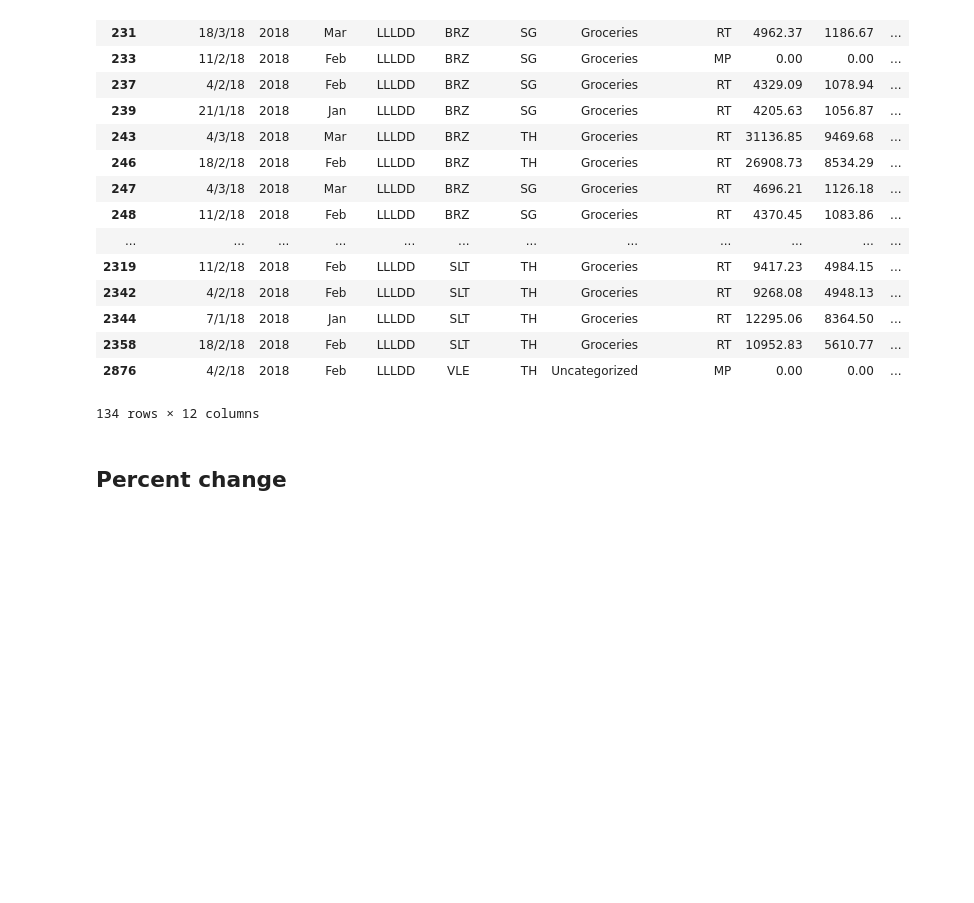
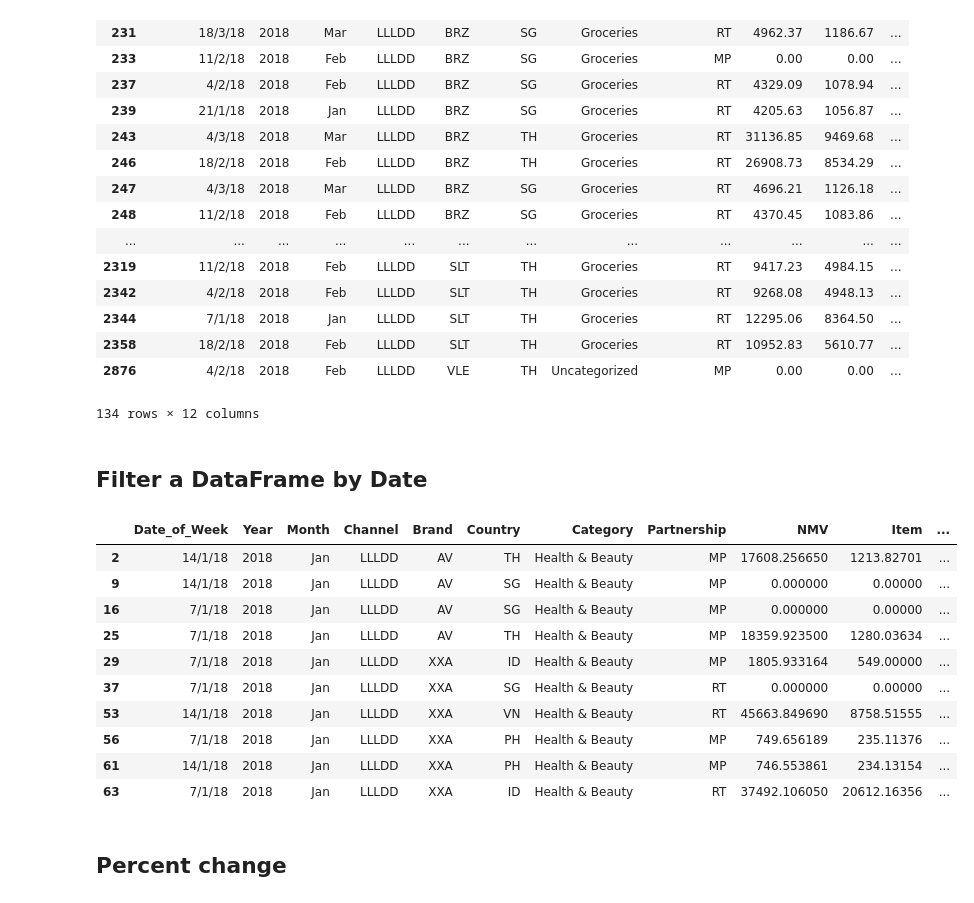
Before and after one commit to khzt2004/Python, a Jupyter notebook: Pandas_Notebook_Reference.ipynb, the cells around one changed output. Saved outputs shown, nothing was run; the diff lists cells and outputs as text; code cells hidden in the pictures; blank space fills up the shorter version.

```diff
--- a/Pandas_Notebook_Reference.ipynb
+++ b/Pandas_Notebook_Reference.ipynb
@@ -399,6 +399,26 @@ filter_df.query("Country.str.contains('SG|TH') and Year == 2018 and Category !=
 | 2358 | 18/2/18 | 2018 | Feb | LLLDD | SLT | TH | Groceries | RT | 10952.83 | 5610.77 | ... |
 | 2876 | 4/2/18 | 2018 | Feb | LLLDD | VLE | TH | Uncategorized | MP | 0.00 | 0.00 | ... |
 134 rows × 12 columns
+# %% [markdown]
+## Filter a DataFrame by Date
+# %%
+filter_df['Date_of_Week_yyyymmdd'] = pd.to_datetime(filter_df['Date_of_Week'].astype(str), format='%d/%m/%y')
+
+date_filtered_df = filter_df[filter_df['Date_of_Week_yyyymmdd'].between("2018-01-14", "2018-01-14") |
+                            filter_df['Date_of_Week_yyyymmdd'].between("2018-01-07", "2018-01-07")]
+date_filtered_df.head(10)
+# %% [output]
+|  | Date_of_Week | Year | Month | Channel | Brand | Country | Category | Partnership | NMV | Item | ... |
+| 2 | 14/1/18 | 2018 | Jan | LLLDD | AV | TH | Health & Beauty | MP | 17608.256650 | 1213.82701 | ... |
+| 9 | 14/1/18 | 2018 | Jan | LLLDD | AV | SG | Health & Beauty | MP | 0.000000 | 0.00000 | ... |
+| 16 | 7/1/18 | 2018 | Jan | LLLDD | AV | SG | Health & Beauty | MP | 0.000000 | 0.00000 | ... |
+| 25 | 7/1/18 | 2018 | Jan | LLLDD | AV | TH | Health & Beauty | MP | 18359.923500 | 1280.03634 | ... |
+| 29 | 7/1/18 | 2018 | Jan | LLLDD | XXA | ID | Health & Beauty | MP | 1805.933164 | 549.00000 | ... |
+| 37 | 7/1/18 | 2018 | Jan | LLLDD | XXA | SG | Health & Beauty | RT | 0.000000 | 0.00000 | ... |
+| 53 | 14/1/18 | 2018 | Jan | LLLDD | XXA | VN | Health & Beauty | RT | 45663.849690 | 8758.51555 | ... |
+| 56 | 7/1/18 | 2018 | Jan | LLLDD | XXA | PH | Health & Beauty | MP | 749.656189 | 235.11376 | ... |
+| 61 | 14/1/18 | 2018 | Jan | LLLDD | XXA | PH | Health & Beauty | MP | 746.553861 | 234.13154 | ... |
+| 63 | 7/1/18 | 2018 | Jan | LLLDD | XXA | ID | Health & Beauty | RT | 37492.106050 | 20612.16356 | ... |
 # %% [markdown]
 ## Percent change
 # %%
```
Also changed, not shown: parts of 1 cell of this notebook.
